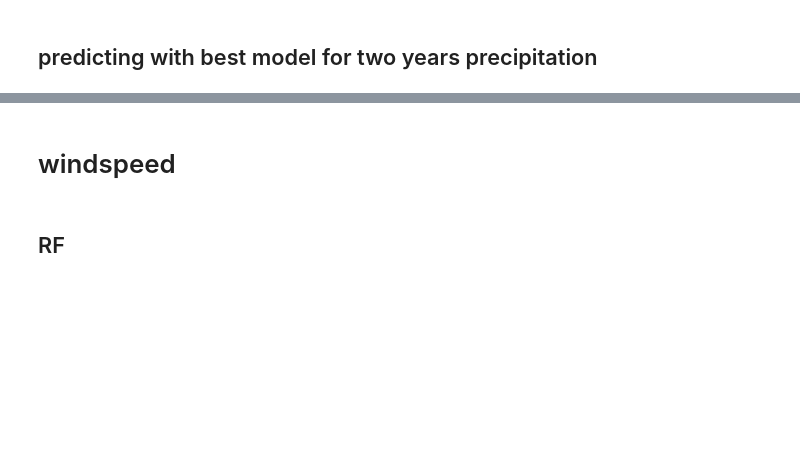
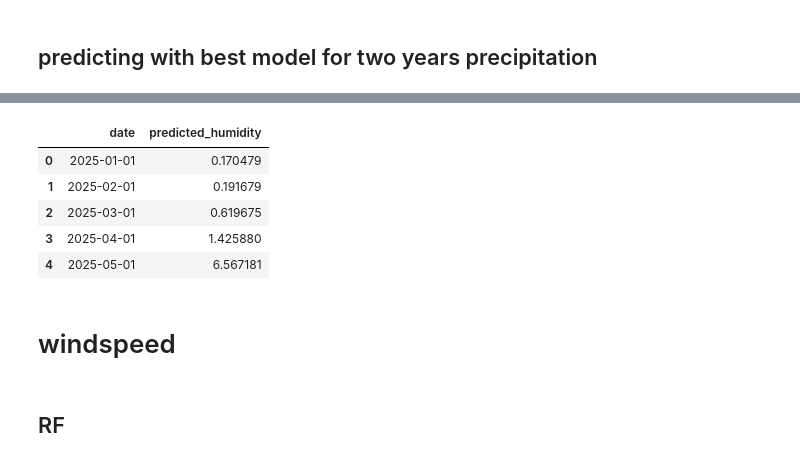
Before and after one commit to not-your-pancake/TCC_Journal, a Jupyter notebook: Storm_risk/rangamati.ipynb, the cells around one changed output, grey strips where cells are left out. Drawn from its saved outputs; the diff is of its cells as text; code cells hidden in the pictures; blank space fills up the shorter version.

```diff
--- a/Storm_risk/rangamati.ipynb
+++ b/Storm_risk/rangamati.ipynb
@@ -595,7 +730,14 @@ df_predictions_ppt = pd.DataFrame({
     'predicted_humidity': predictions_ppt
 })
 # %%
-df_predictions_humidity.head()
+df_predictions_ppt.head()
+# %% [output]
+|  | date | predicted_humidity |
+| 0 | 2025-01-01 | 0.170479 |
+| 1 | 2025-02-01 | 0.191679 |
+| 2 | 2025-03-01 | 0.619675 |
+| 3 | 2025-04-01 | 1.425880 |
+| 4 | 2025-05-01 | 6.567181 |
 # %% [markdown]
 # windspeed
 # %%
```
Also changed, not shown: parts of 12 cells of this notebook, 8 other files.
